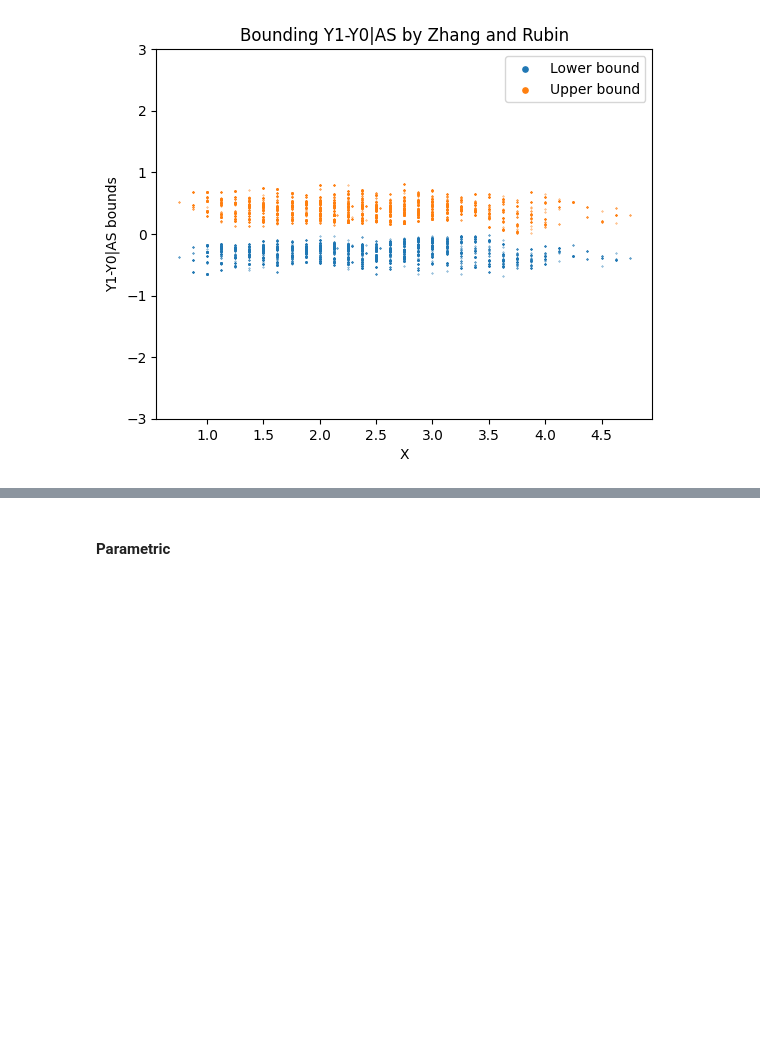
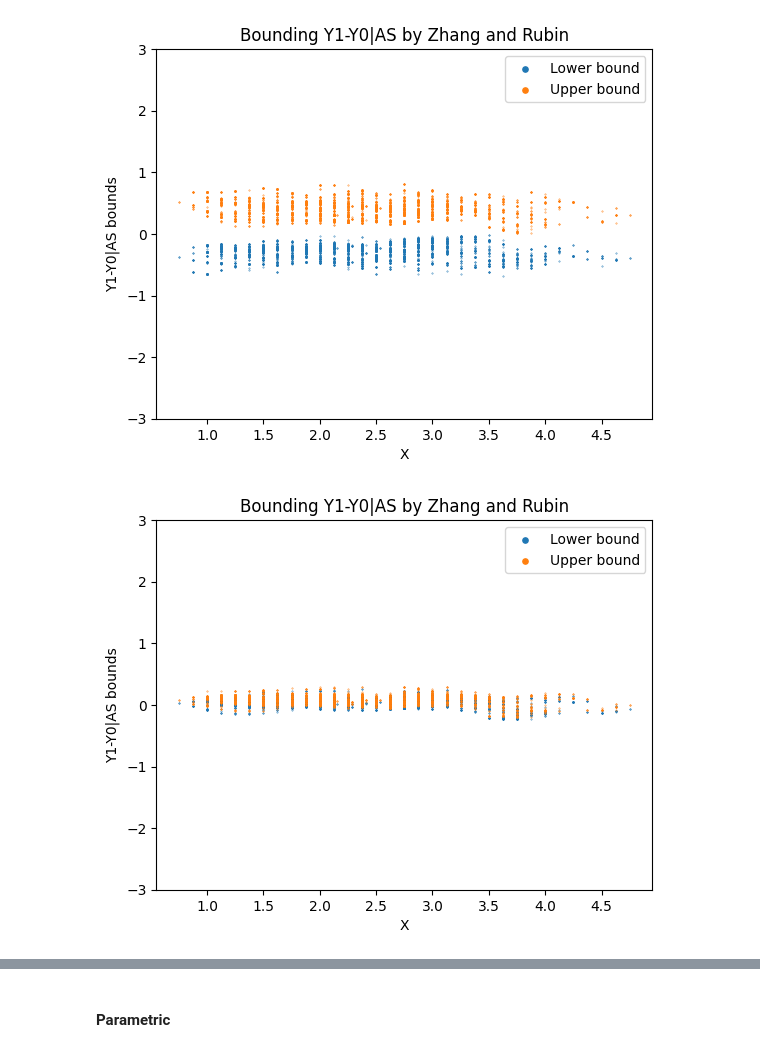
Before and after one commit to HadarRosenwald/competing_risks_simulation, a Jupyter notebook: competing_risks_simulation.ipynb, the cells around one changed output, grey strips where cells are left out. Saved outputs shown, nothing was run; the diff lists cells and outputs as text; code cells hidden in the pictures; blank space fills up the shorter version.

Commit message:
supporting ras and mono assumptions

```diff
--- a/competing_risks_simulation.ipynb
+++ b/competing_risks_simulation.ipynb
@@ -102,3 +102,9 @@ df_for_cvar_hat_rwd_s = df_for_cvar_hat_rwd.loc[df_for_cvar_hat_rwd.D_obs==0]
 zr_bounds_cvar_hat_rwd = plot_zhang_rubin_bounds_on_survivors(df_for_cvar_hat_rwd_s, zhang_rubin_bounds_cvar_hat_rwd)
 # %% [output]
 [figure]
+# %%
+zhang_rubin_bounds_cvar_hat_rwd = calc_zhang_rubin_bounds_using_cvar_est(df_for_cvar_hat_rwd, monotonicity_assumption=True)
+df_for_cvar_hat_rwd_s = df_for_cvar_hat_rwd.loc[df_for_cvar_hat_rwd.D_obs==0]
+zr_bounds_cvar_hat_rwd = plot_zhang_rubin_bounds_on_survivors(df_for_cvar_hat_rwd_s, zhang_rubin_bounds_cvar_hat_rwd)
+# %% [output]
+[figure, added]
```
Also changed, not shown: parts of 2 cells of this notebook, 1 other file.
